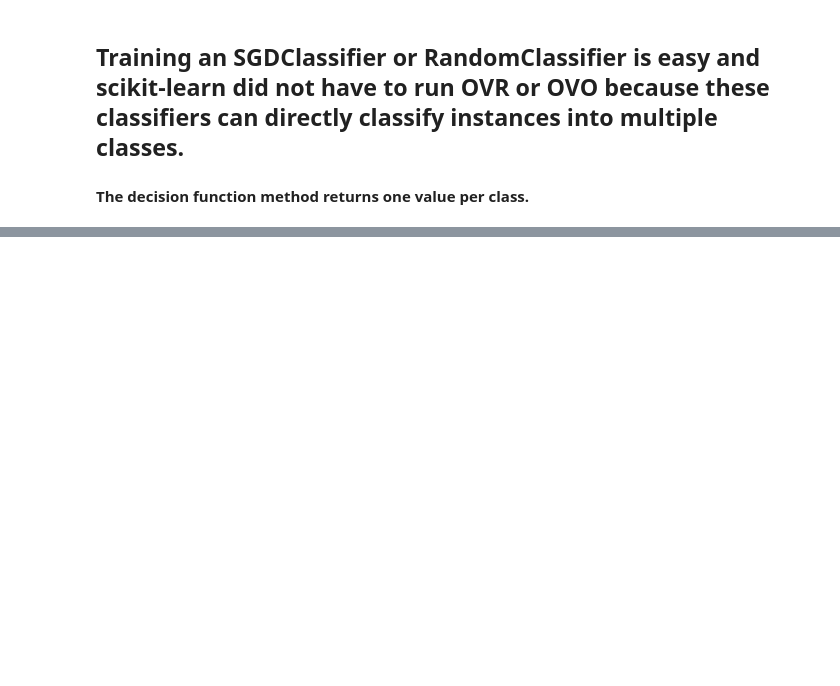
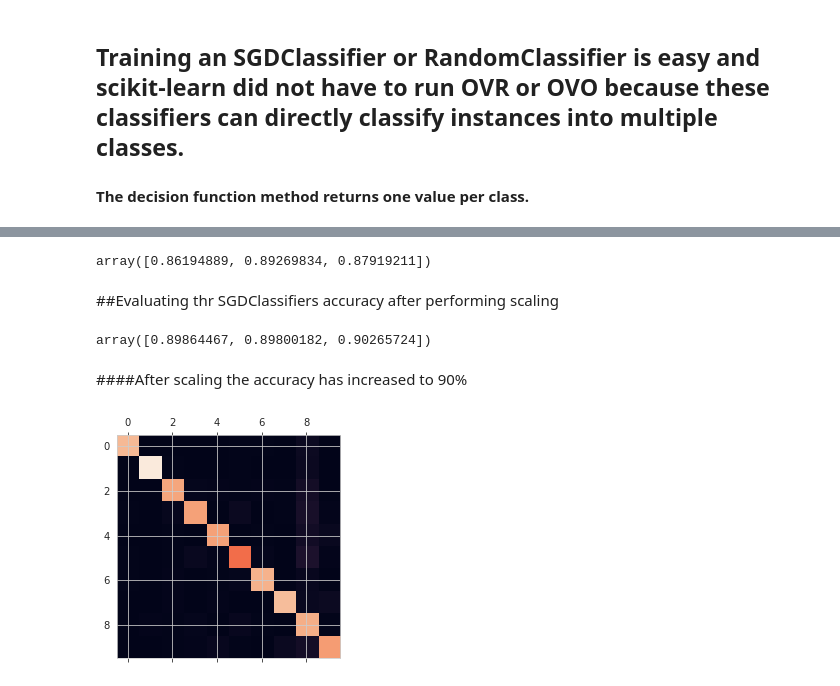
Before and after one commit to plaban1981/Hands-on-Machine-Learning, a Jupyter notebook: Classification_Technique.ipynb, the cells around one changed output, grey strips where cells are left out. Cells and saved outputs as stored; diff of their text form; code cells hidden in the pictures; blank space fills up the shorter version.

```diff
--- a/Classification_Technique.ipynb
+++ b/Classification_Technique.ipynb
@@ -129,0 +132,12 @@ accuracy of predictions 0.8882
+# %%
+from sklearn.model_selection import StratifiedShuffleSplit
+split = StratifiedShuffleSplit(n_splits=5,test_size=0.2,random_state=1)
+for train_index,test_index in split.split(X,y):
+  strat_x_train = X[train_index]
+  strat_y_train = y[train_index]
+  strat_x_test =  X[test_index]
+  strat_y_test = y[test_index]
+  clone_clf.fit(strat_x_train,strat_y_train)
+  strat_y_pred = clone_clf.predict(strat_x_test)
+  n_correct = sum(strat_y_pred == strat_y_test)
+  print(f'accuracy of predictions {n_correct/len(strat_y_pred)}')
@@ -537,3 +580,6 @@ array([5])
 ## Training an SGDClassifier or RandomClassifier is easy and scikit-learn did not have to run OVR or OVO because these classifiers can directly classify instances into multiple classes.
 
 #### The decision function method returns one value per class.
+# %%
+sgd_clf.fit(X_train,y_train)
+sgd_clf.predict(some_digit)
@@ -539,0 +601,22 @@ array([5])
+# %%
+cross_val_score(sgd_clf,X_train,y_train,cv=3,scoring='accuracy')
+# %% [output]
+array([0.86194889, 0.89269834, 0.87919211])
+# %% [markdown]
+##Evaluating thr SGDClassifiers accuracy after performing scaling
+# %%
+from sklearn.preprocessing import StandardScaler
+scaler = StandardScaler()
+X_train_scaled = scaler.fit_transform(X_train.astype(np.float64))
+cross_val_score(sgd_clf,X_train_scaled,y_train,cv=3,scoring='accuracy')
+# %% [output]
+array([0.89864467, 0.89800182, 0.90265724])
+# %% [markdown]
+####After scaling the accuracy has increased to 90%
+# %%
+y_train_pred = cross_val_predict(sgd_clf,X_train_scaled,y_train,cv=3)
+# %%
+plt.matshow(confusion_matrix(y_train,y_train_pred))
+plt.show()
+# %% [output]
+[figure, added]
```
Also changed, not shown: parts of 44 cells of this notebook.
